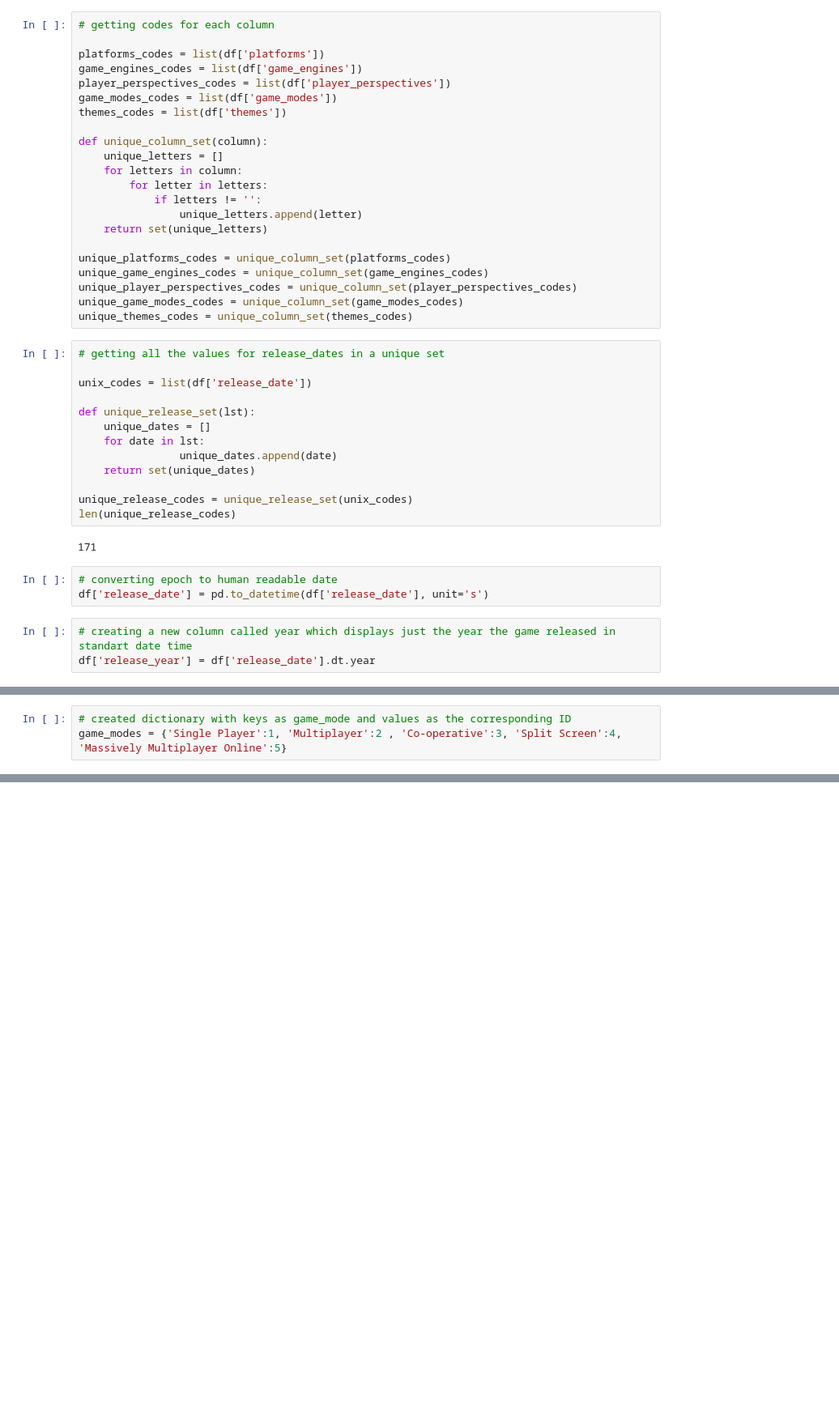
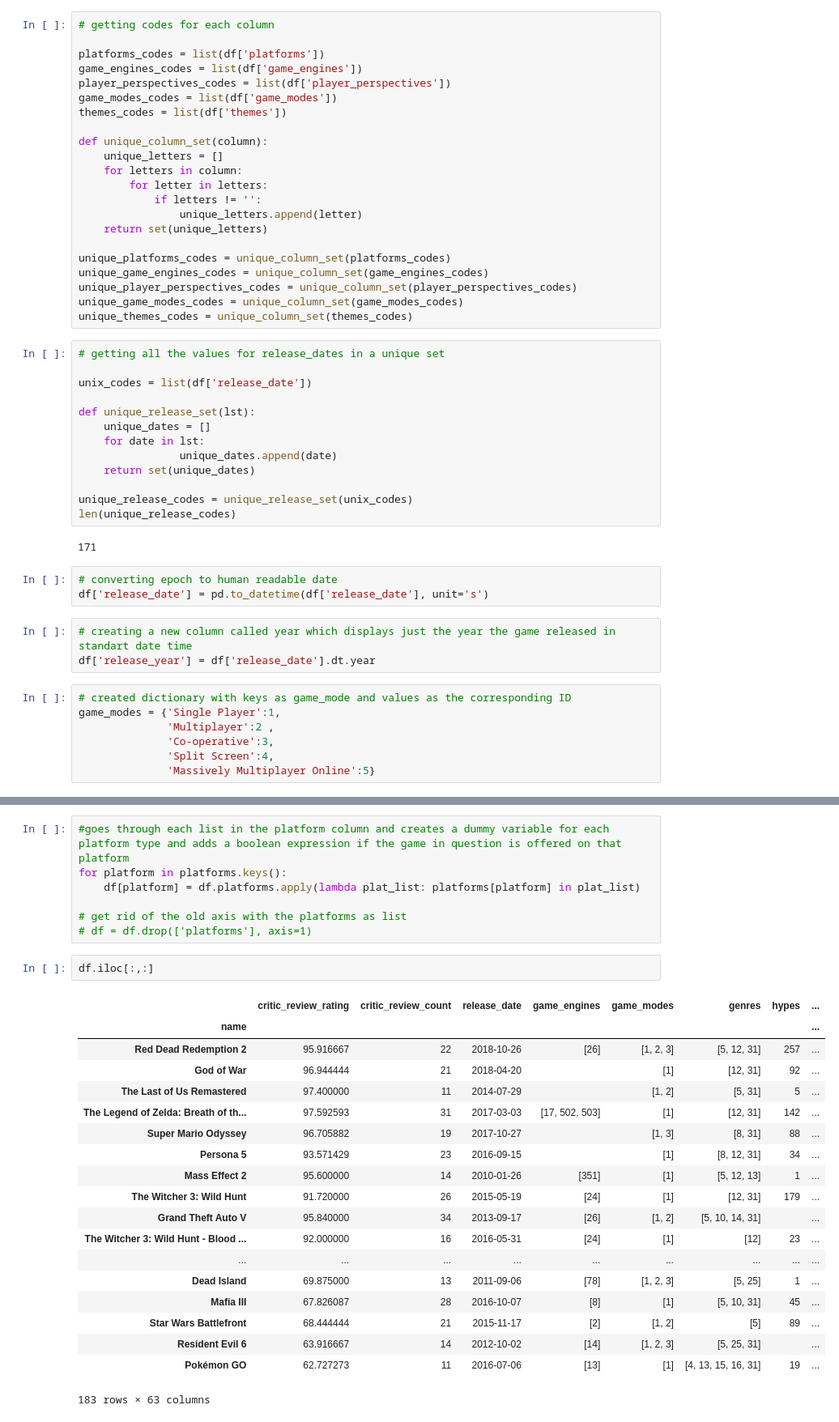
Before and after one commit to Judahesses/IGDB-Project-1, a Jupyter notebook: igdb-project-1.ipynb, the cells around one changed output, grey strips where cells are left out. Shown at 81% size. Drawn from its saved outputs; the diff is of its cells as text; blank space fills up the shorter version.

```diff
--- a/igdb-project-1.ipynb
+++ b/igdb-project-1.ipynb
@@ -135,6 +122,13 @@ df['release_date'] = pd.to_datetime(df['release_date'], unit='s')
 # %%
 # creating a new column called year which displays just the year the game released in standart date time
 df['release_year'] = df['release_date'].dt.year
+# %%
+# created dictionary with keys as game_mode and values as the corresponding ID
+game_modes = {'Single Player':1,
+              'Multiplayer':2 ,
+              'Co-operative':3,
+              'Split Screen':4,
+              'Massively Multiplayer Online':5}
 # %%
 df.head()
 # %% [output]
@@ -148,6 +143,3 @@ df.head()
-# %%
-# created dictionary with keys as game_mode and values as the corresponding ID
-game_modes = {'Single Player':1, 'Multiplayer':2 , 'Co-operative':3, 'Split Screen':4, 'Massively Multiplayer Online':5}
 # %%
 #goes through our series function game_modes and creates a new set of columns that passes a boolean True if that game supports that game mode
 for game_mode in game_modes.keys():
@@ -177,4 +174,33 @@ platforms = {'Linux': 3,
 'SteamOS':92,
 'Nintendo Switch':130,
 'Nintendo DSi':159}
+# %%
+#goes through each list in the platform column and creates a dummy variable for each platform type and adds a boolean expression if the game in question is offered on that platform
+for platform in platforms.keys():
+    df[platform] = df.platforms.apply(lambda plat_list: platforms[platform] in plat_list)
+
+# get rid of the old axis with the platforms as list
+# df = df.drop(['platforms'], axis=1)
+# %%
+df.iloc[:,:]
+# %% [output]
+|  | critic_review_rating | critic_review_count | release_date | game_engines | game_modes | genres | hypes | ... |
+| name |  |  |  |  |  |  |  | ... |
+| Red Dead Redemption 2 | 95.916667 | 22 | 2018-10-26 | [26] | [1, 2, 3] | [5, 12, 31] | 257 | ... |
+| God of War | 96.944444 | 21 | 2018-04-20 |  | [1] | [12, 31] | 92 | ... |
+| The Last of Us Remastered | 97.400000 | 11 | 2014-07-29 |  | [1, 2] | [5, 31] | 5 | ... |
+| The Legend of Zelda: Breath of th... | 97.592593 | 31 | 2017-03-03 | [17, 502, 503] | [1] | [12, 31] | 142 | ... |
+| Super Mario Odyssey | 96.705882 | 19 | 2017-10-27 |  | [1, 3] | [8, 31] | 88 | ... |
+| Persona 5 | 93.571429 | 23 | 2016-09-15 |  | [1] | [8, 12, 31] | 34 | ... |
+| Mass Effect 2 | 95.600000 | 14 | 2010-01-26 | [351] | [1] | [5, 12, 13] | 1 | ... |
+| The Witcher 3: Wild Hunt | 91.720000 | 26 | 2015-05-19 | [24] | [1] | [12, 31] | 179 | ... |
+| Grand Theft Auto V | 95.840000 | 34 | 2013-09-17 | [26] | [1, 2] | [5, 10, 14, 31] |  | ... |
+| The Witcher 3: Wild Hunt - Blood ... | 92.000000 | 16 | 2016-05-31 | [24] | [1] | [12] | 23 | ... |
+| ... | ... | ... | ... | ... | ... | ... | ... | ... |
+| Dead Island | 69.875000 | 13 | 2011-09-06 | [78] | [1, 2, 3] | [5, 25] | 1 | ... |
+| Mafia III | 67.826087 | 28 | 2016-10-07 | [8] | [1] | [5, 10, 31] | 45 | ... |
+| Star Wars Battlefront | 68.444444 | 21 | 2015-11-17 | [2] | [1, 2] | [5] | 89 | ... |
+| Resident Evil 6 | 63.916667 | 14 | 2012-10-02 | [14] | [1, 2, 3] | [5, 25, 31] |  | ... |
+| Pokémon GO | 62.727273 | 11 | 2016-07-06 | [13] | [1] | [4, 13, 15, 16, 31] | 19 | ... |
+183 rows × 63 columns
 # %%
```
Also changed, not shown: parts of 28 cells of this notebook.
